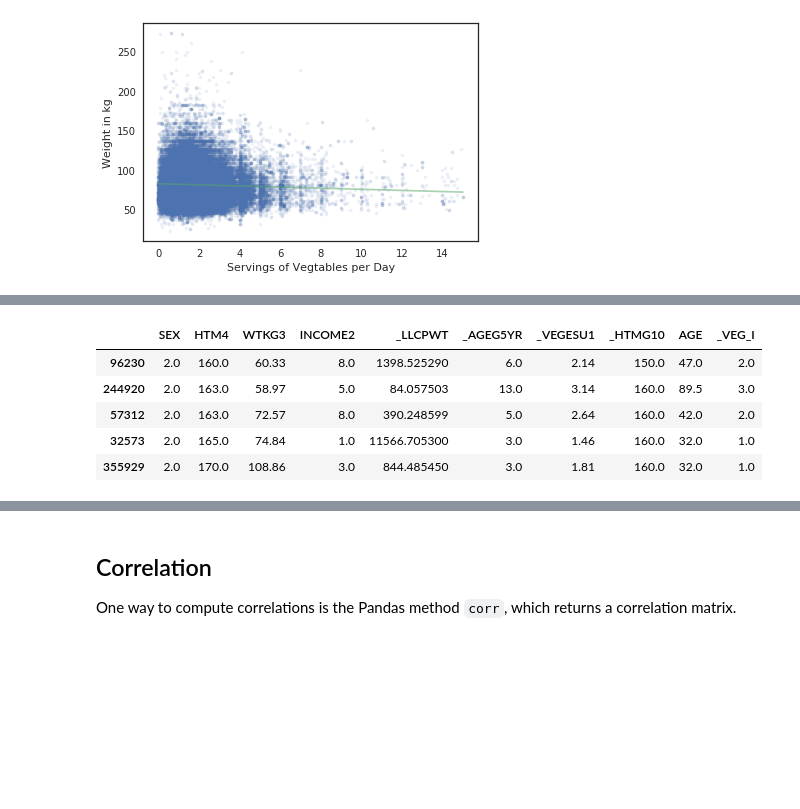
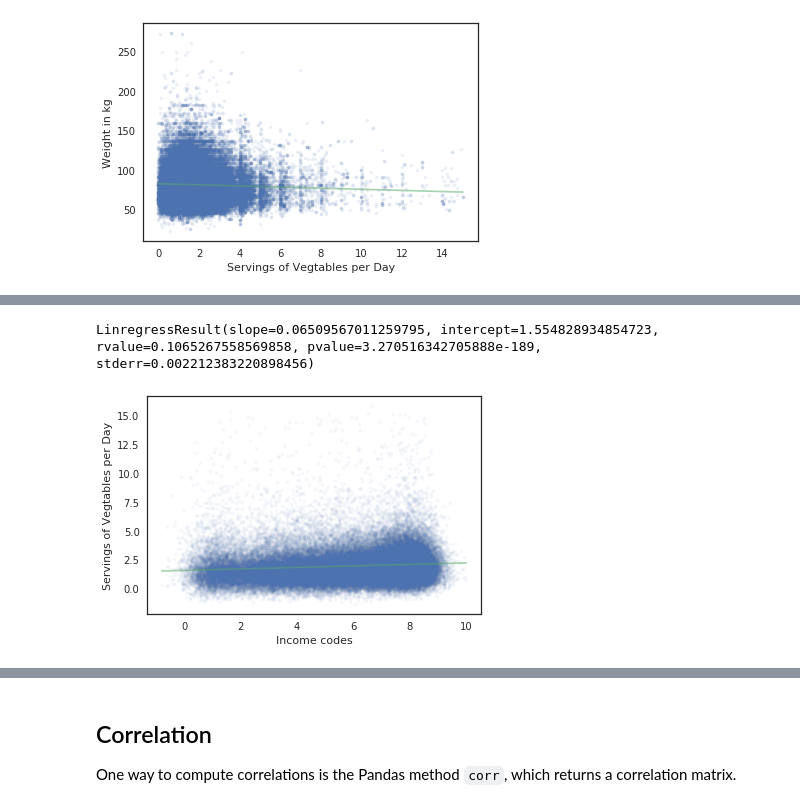
Before and after one commit to ASHSWAN1999/ThinkStats2, a Jupyter notebook: homeworks/homework03.ipynb, the cells around one changed output, grey strips where cells are left out. Cells and saved outputs as stored; diff of their text form; code cells hidden in the pictures; blank space fills up the shorter version.

```diff
--- a/homeworks/homework03.ipynb
+++ b/homeworks/homework03.ipynb
@@ -473,31 +477,27 @@ decorate(xlabel='Age (years)',
 # %%
-subset = brfss.dropna(subset=['WTKG3', '_VEGESU1'])
-xs = subset['_VEGESU1']
-ys = subset['WTKG3']
+subset = brfss.dropna(subset=['INCOME2', '_VEGESU1'])
+inc_jitter = subset['INCOME2'] + np.random.normal(0, 0.5, size=len(subset['INCOME2']))
+veg_jitter = subset['_VEGESU1'] + np.random.normal(0, 0.5, size=len(subset['_VEGESU1']))
+xs = inc_jitter
+ys = veg_jitter
 
-plt.plot(xs, ys, 'o', alpha=.1, markersize=3.5)
+plt.plot(xs, ys, 'o', alpha=.05, markersize=3.5)
 
 
+inc = inc_jitter
 veg = subset["_VEGESU1"]
-wgt = subset["WTKG3"]
 
-res = linregress(veg, wgt)
+res = linregress(xs, ys)
 
 # plot the line of best fit
-fx = np.array([veg.min(), veg.max()])
+fx = np.array([inc.min(), inc.max()])
 fy = res.intercept + res.slope * fx
 plt.plot(fx, fy, '-', alpha=0.5)
 
-plt.xlabel('Servings of Vegtables per Day')
-plt.ylabel('Weight in kg');
+plt.xlabel('Income codes')
+plt.ylabel('Servings of Vegtables per Day');
 
 print(res)
+# %% [output]
+LinregressResult(slope=0.06509567011259795, intercept=1.554828934854723, rvalue=0.1065267558569858, pvalue=3.270516342705888e-189, stderr=0.002212383220898456)
+[figure, added]
-# %%
-brfss.head()
-# %% [output]
-|  | SEX | HTM4 | WTKG3 | INCOME2 | _LLCPWT | _AGEG5YR | _VEGESU1 | _HTMG10 | AGE | _VEG_I |
-| 96230 | 2.0 | 160.0 | 60.33 | 8.0 | 1398.525290 | 6.0 | 2.14 | 150.0 | 47.0 | 2.0 |
-| 244920 | 2.0 | 163.0 | 58.97 | 5.0 | 84.057503 | 13.0 | 3.14 | 160.0 | 89.5 | 3.0 |
-| 57312 | 2.0 | 163.0 | 72.57 | 8.0 | 390.248599 | 5.0 | 2.64 | 160.0 | 42.0 | 2.0 |
-| 32573 | 2.0 | 165.0 | 74.84 | 1.0 | 11566.705300 | 3.0 | 1.46 | 160.0 | 32.0 | 1.0 |
-| 355929 | 2.0 | 170.0 | 108.86 | 3.0 | 844.485450 | 3.0 | 1.81 | 160.0 | 32.0 | 1.0 |
```
Also changed, not shown: parts of 24 cells of this notebook.
